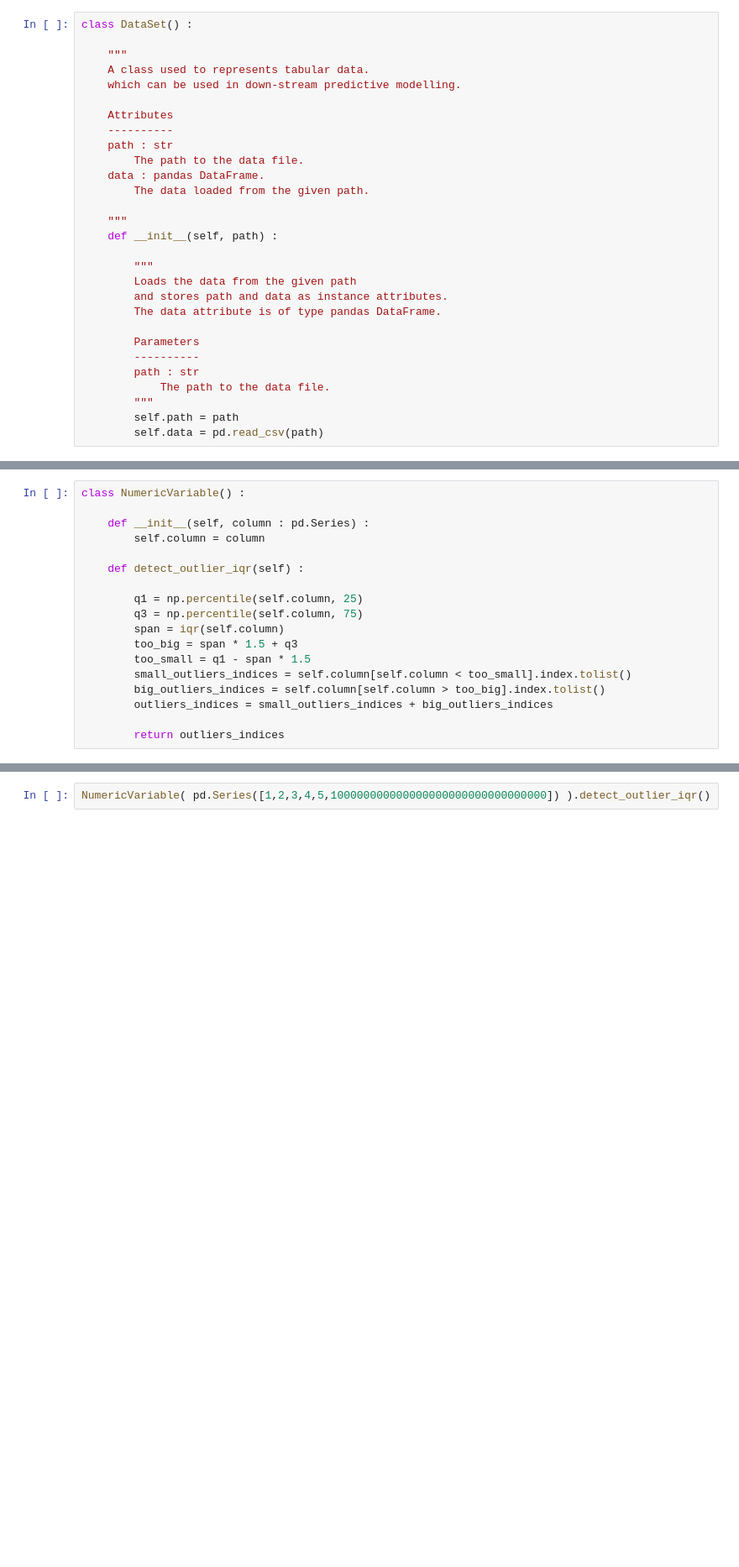
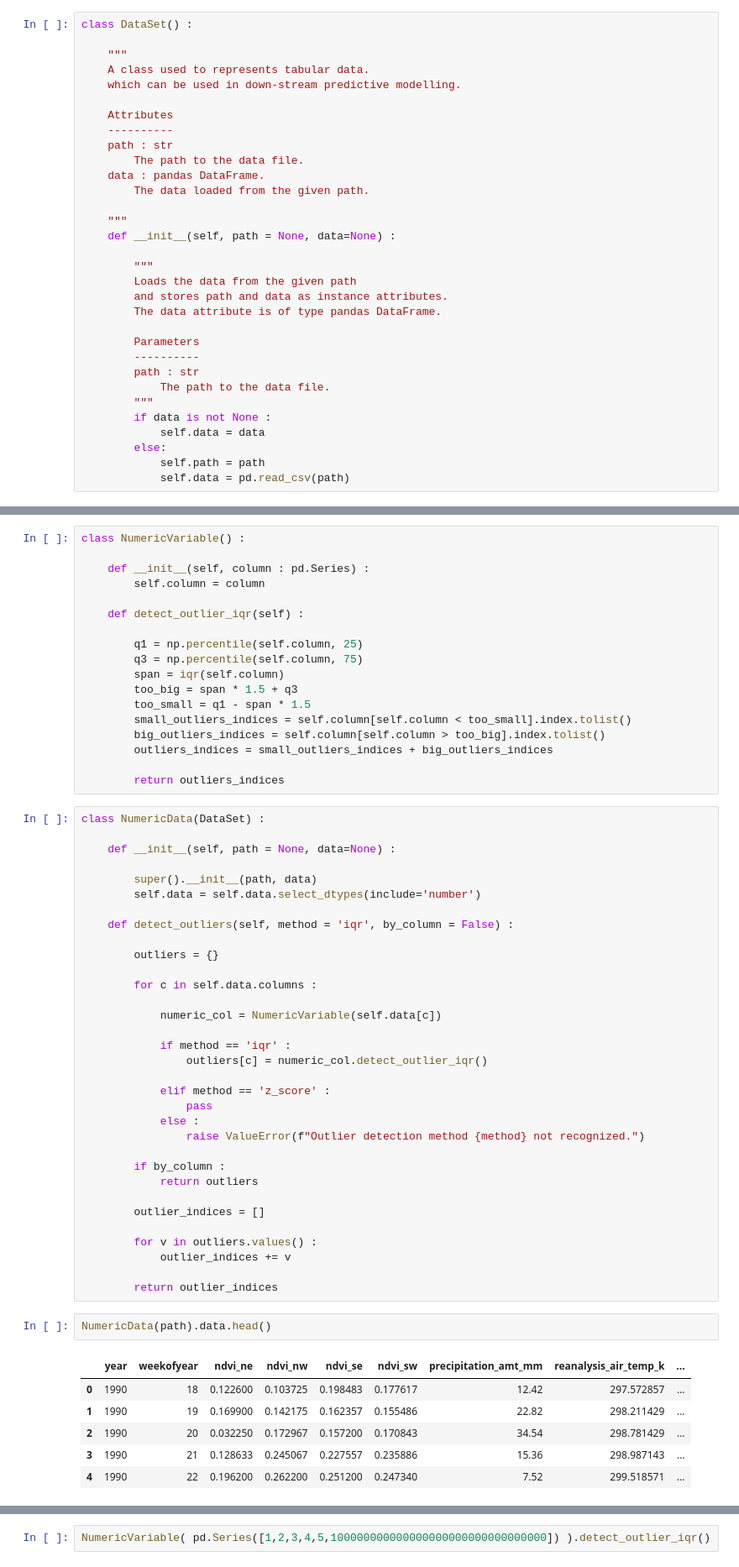
Before and after one commit to KCristopher/data_prep_automation, a Jupyter notebook: data_prep.ipynb, the cells around one changed output, grey strips where cells are left out. Shown at 84% size. Drawn from its saved outputs; the diff is of its cells as text; blank space fills up the shorter version.

```diff
--- a/data_prep.ipynb
+++ b/data_prep.ipynb
@@ -34,7 +34,7 @@ class DataSet() :
         The data loaded from the given path.
 
     """
-    def __init__(self, path) :
+    def __init__(self, path = None, data=None) :
 
         """
         Loads the data from the given path
@@ -46,8 +46,11 @@ class DataSet() :
         path : str
             The path to the data file.
         """
-        self.path = path
-        self.data = pd.read_csv(path)
+        if data is not None :
+            self.data = data
+        else:
+            self.path = path
+            self.data = pd.read_csv(path)
 # %%
 data = DataSet(path)
 data.data.head()
@@ -355,3 +357,45 @@ class NumericVariable() :
         outliers_indices = small_outliers_indices + big_outliers_indices
 
         return outliers_indices
+# %%
+class NumericData(DataSet) :
+
+    def __init__(self, path = None, data=None) :
+
+        super().__init__(path, data)
+        self.data = self.data.select_dtypes(include='number')
+
+    def detect_outliers(self, method = 'iqr', by_column = False) :
+
+        outliers = {}
+
+        for c in self.data.columns :
+
+            numeric_col = NumericVariable(self.data[c])
+
+            if method == 'iqr' :
+                outliers[c] = numeric_col.detect_outlier_iqr()
+
+            elif method == 'z_score' :
+                pass
+            else :
+                raise ValueError(f"Outlier detection method {method} not recognized.")
+
+        if by_column :
+            return outliers
+
+        outlier_indices = []
+
+        for v in outliers.values() :
+            outlier_indices += v
+
+        return outlier_indices
+# %%
+NumericData(path).data.head()
+# %% [output]
+|  | year | weekofyear | ndvi_ne | ndvi_nw | ndvi_se | ndvi_sw | precipitation_amt_mm | reanalysis_air_temp_k | ... |
+| 0 | 1990 | 18 | 0.122600 | 0.103725 | 0.198483 | 0.177617 | 12.42 | 297.572857 | ... |
+| 1 | 1990 | 19 | 0.169900 | 0.142175 | 0.162357 | 0.155486 | 22.82 | 298.211429 | ... |
+| 2 | 1990 | 20 | 0.032250 | 0.172967 | 0.157200 | 0.170843 | 34.54 | 298.781429 | ... |
+| 3 | 1990 | 21 | 0.128633 | 0.245067 | 0.227557 | 0.235886 | 15.36 | 298.987143 | ... |
+| 4 | 1990 | 22 | 0.196200 | 0.262200 | 0.251200 | 0.247340 | 7.52 | 299.518571 | ... |
```
Also changed, not shown: parts of 6 cells of this notebook.
